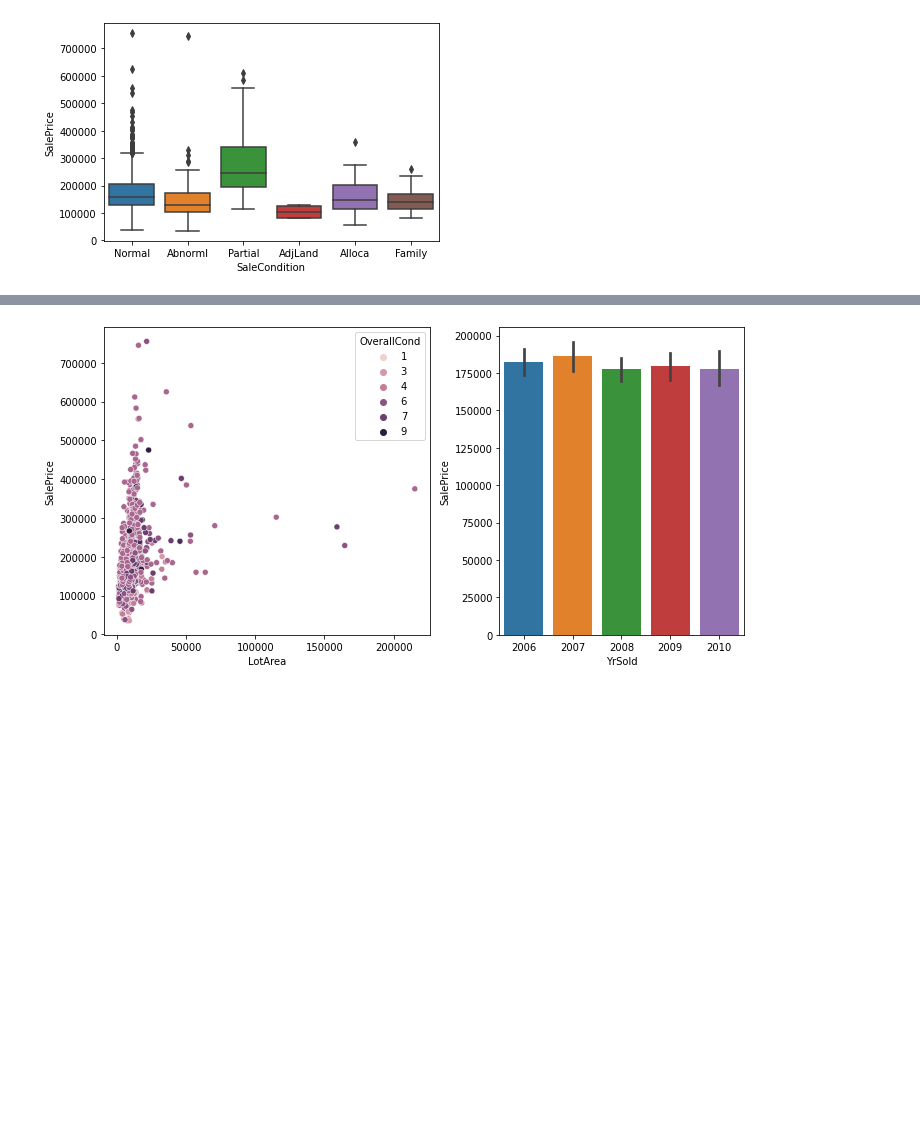
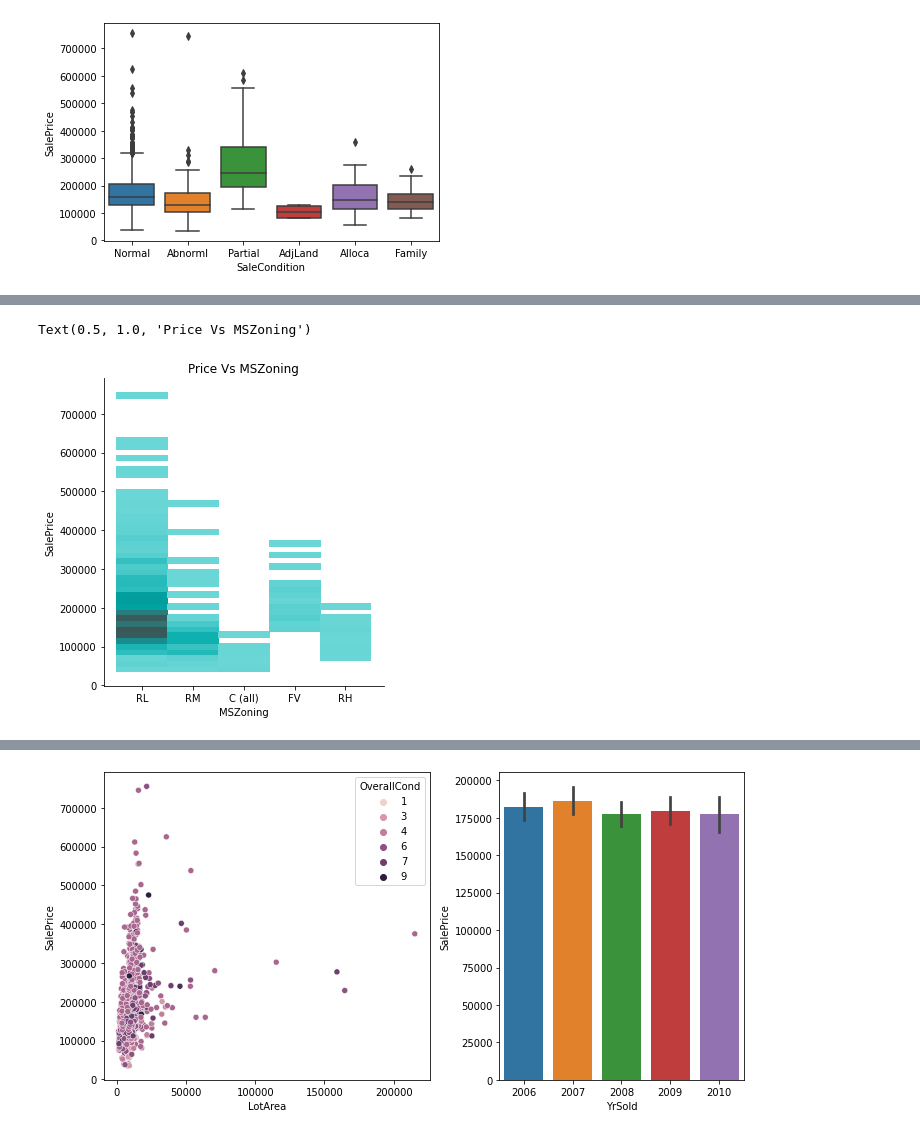
Before and after one commit to argentteb/argentteb.github.io, a Jupyter notebook: ProyectoDS_ParteIII_ArgentoCaputo.ipynb, the cells around one changed output, grey strips where cells are left out. Cells and saved outputs as stored; diff of their text form; code cells hidden in the pictures; blank space fills up the shorter version.

```diff
--- a/ProyectoDS_ParteIII_ArgentoCaputo.ipynb
+++ b/ProyectoDS_ParteIII_ArgentoCaputo.ipynb
@@ -103,0 +126,8 @@ Price_vs_SaleCond = sns.boxplot(x="SaleCondition", y="SalePrice", data=df)
+# %%
+#¿Qué dispersión tienen los datos de cada tipo de emplazamiento?
+
+sns.displot(x="MSZoning", y="SalePrice", data=df1, color="teal", height=5, aspect=1)
+plt.title("Price Vs MSZoning")
+# %% [output]
+Text(0.5, 1.0, 'Price Vs MSZoning')
+[figure, added]
```
Also changed, not shown: parts of 33 cells of this notebook.
